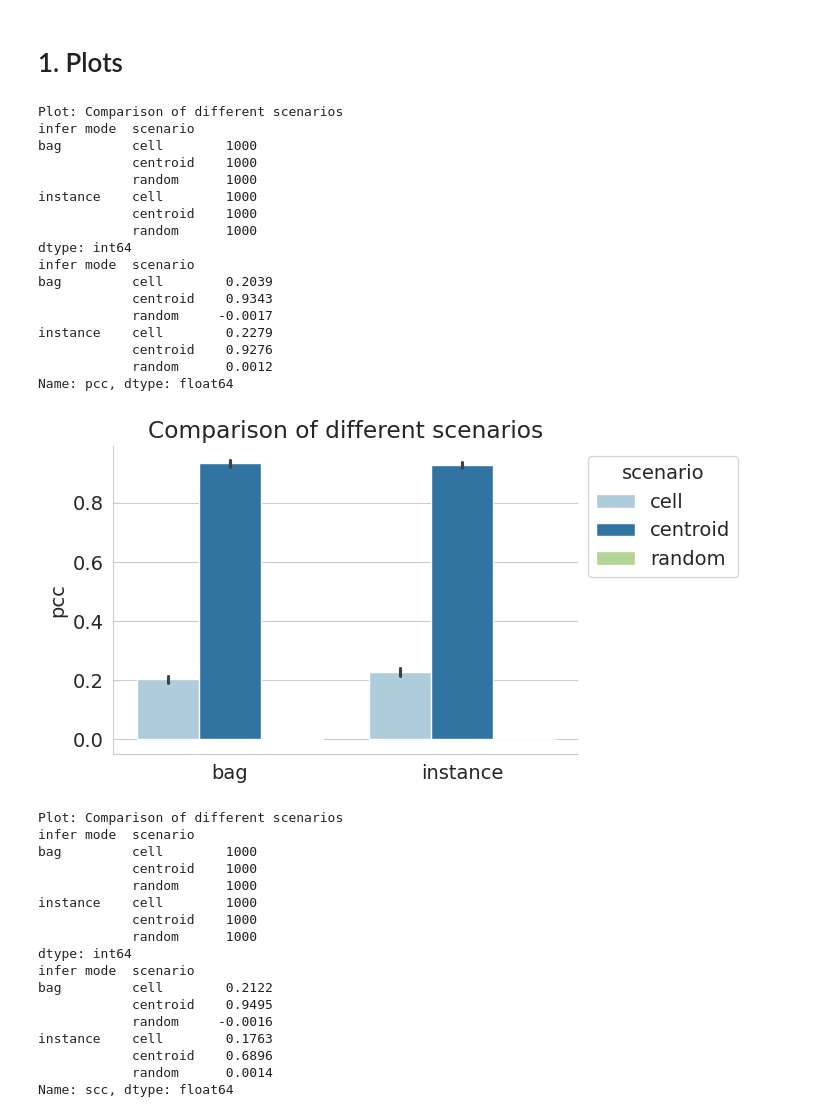
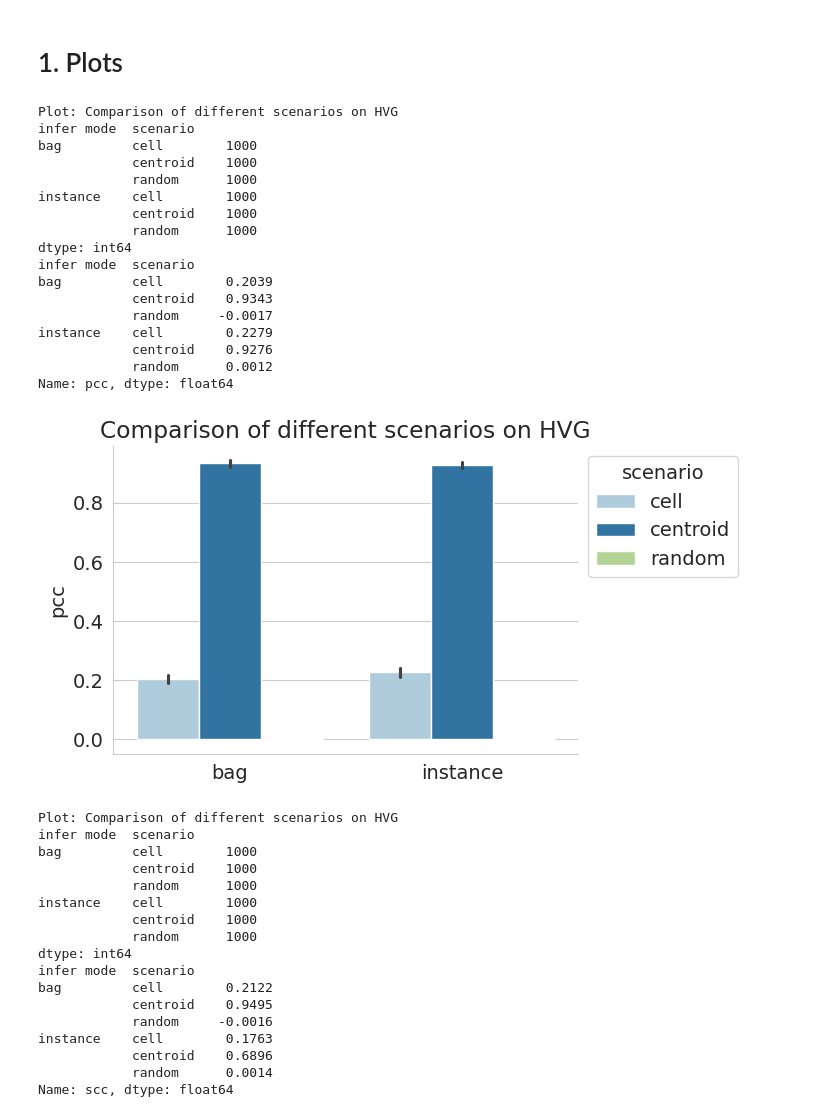
Before and after one commit to loicchadoutaud/sCellST_reproducibility, a Jupyter notebook: reproducibility_notebooks/analyse_simulation.ipynb, the cells around one changed output. Cells and saved outputs as stored; diff of their text form; code cells hidden in the pictures.

```diff
--- a/reproducibility_notebooks/analyse_simulation.ipynb
+++ b/reproducibility_notebooks/analyse_simulation.ipynb
@@ -77,7 +79,8 @@ dict_rename = {
     "task_type": {
         "nb_mean_regression": "NB (mean parametrisation)",
         "nb_total_regression": "NB (total counts parametrisation)",
-    }
+    },
+    "dataset_handler": {"mil": "MIL", "supervised": "Supervised"},
 }
 metrics = metrics.replace(dict_rename)
 col_rename = {
@@ -97,39 +100,39 @@ df_plot = metrics[
     & (metrics["embedding tag"] == "SSL embedding")
     & (metrics["genes"] == "HVG")
     & (metrics["lr"] == 0.0001)
-    & (metrics["learning framework"] == "mil")
+    & (metrics["learning framework"] == "MIL")
 ].copy()
 for score in ["pcc", "scc"]:
     plot_metrics_simulation(
         df_plot,
         x="infer mode",
         y=score,
         save_path= SAVE_PATH / f"comparison_scenario_test_regression_{score}.png",
-        title="Comparison of different scenarios",
+        title="Comparison of different scenarios on HVG",
         hue="scenario",
         # x_order=["spot level", "cell level"],
         # hue_order=["random", "centroid", "cell"],
     )
 # %% [output]
-Plot: Comparison of different scenarios
+Plot: Comparison of different scenarios on HVG
 infer mode  scenario
 bag         cell        1000
             centroid    1000
             random      1000
 instance    cell        1000
             centroid    1000
             random      1000
 dtype: int64
 infer mode  scenario
 bag         cell        0.2039
             centroid    0.9343
             random     -0.0017
 instance    cell        0.2279
             centroid    0.9276
             random      0.0012
 Name: pcc, dtype: float64
-[figure, old version]
+[figure, new version]
-Plot: Comparison of different scenarios
+Plot: Comparison of different scenarios on HVG
 infer mode  scenario
 bag         cell        1000
             centroid    1000
```
Also changed, not shown: parts of 9 cells of this notebook.
